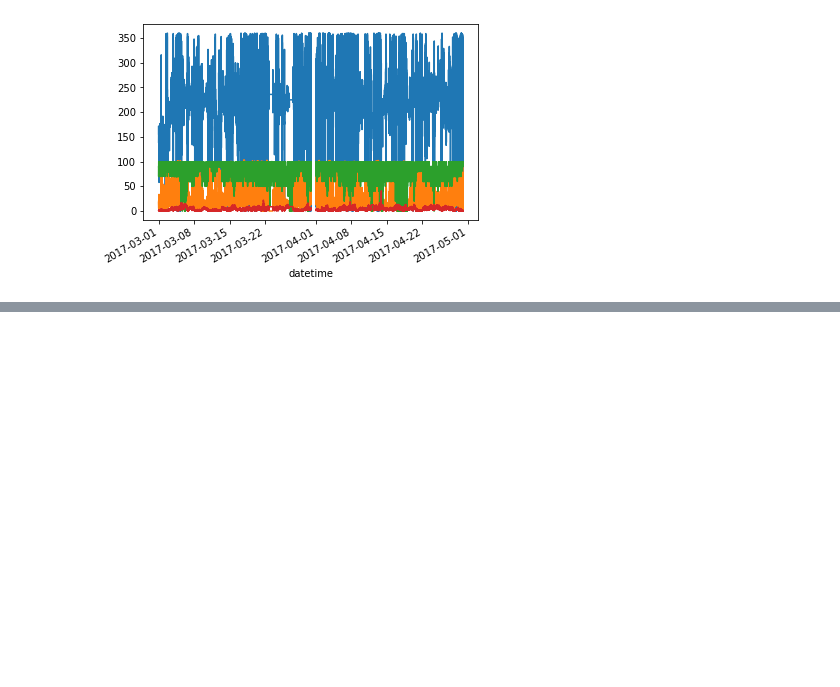
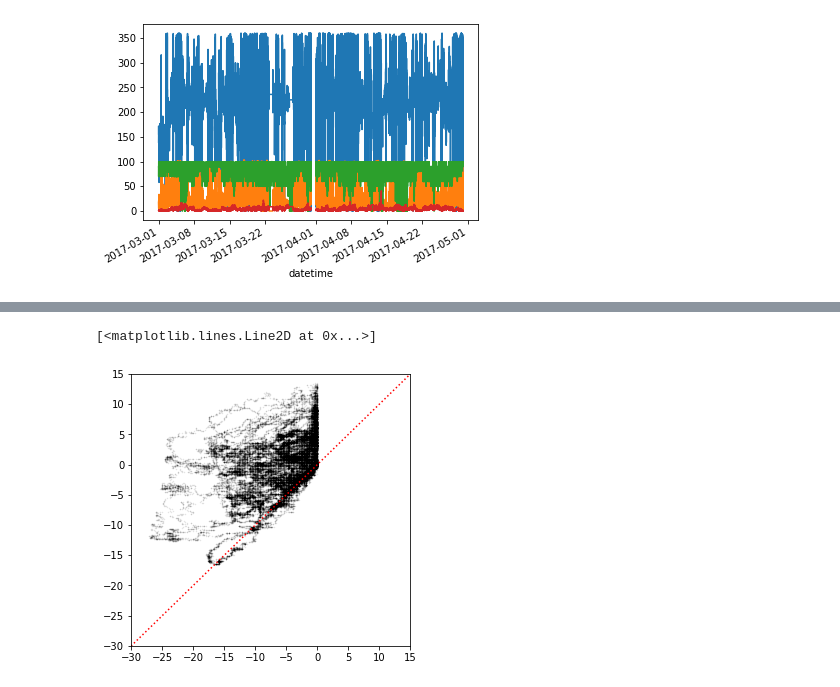
Before and after one commit to moorec52/atmos-boundary-layer, a Jupyter notebook: Untitled.ipynb, the cells around one changed output, grey strips where cells are left out. Saved outputs shown, nothing was run; the diff lists cells and outputs as text; code cells hidden in the pictures; blank space fills up the shorter version.

```diff
--- a/Untitled.ipynb
+++ b/Untitled.ipynb
@@ -58,0 +73,13 @@ plt.legend()
+# %%
+plt.figure(figsize=(5,5))
+
+plt.scatter(x=cues['snow surface temperature; Apogee SI-111 thermal radiometer; (Celsius)'],
+           y=cues['Platform temperature; platform temperature/relative humidity; (degrees Celsius)'],
+           marker='.',s=1,alpha=0.1,c='k')
+
+plt.xlim((-30,15))
+plt.ylim((-30,15))
+plt.plot([-50,50],[-50,50],':',color='red')
+# %% [output]
+[<matplotlib.lines.Line2D at 0x...>]
+[figure, added]
```
Also changed, not shown: parts of 5 cells of this notebook.
